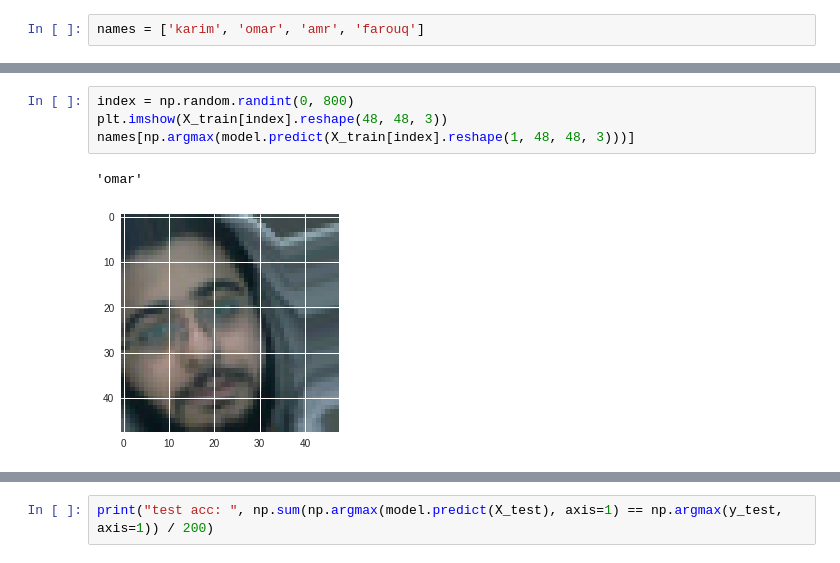
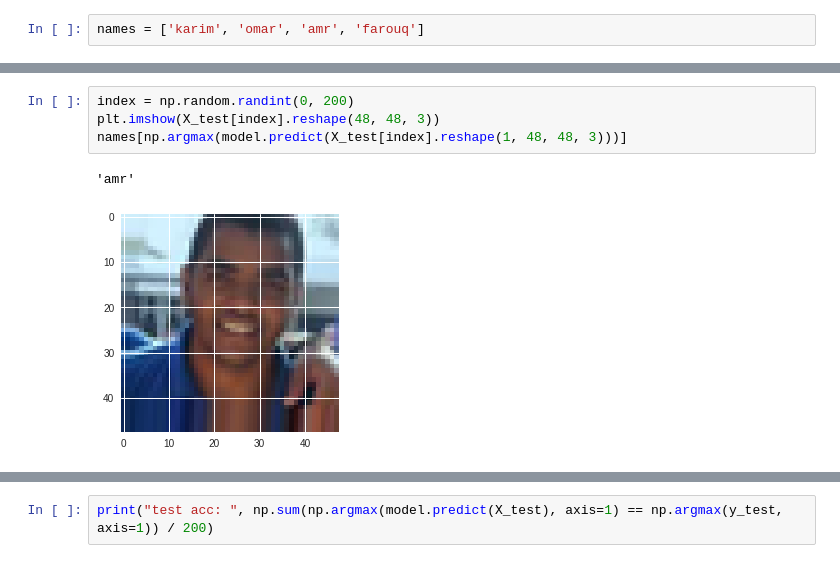
Before and after one commit to MahmoudFarouq/faceVerification, a Jupyter notebook: CNN_ResNet.ipynb, the cells around one changed output, grey strips where cells are left out. Saved outputs shown, nothing was run; the diff lists cells and outputs as text.

```diff
--- a/CNN_ResNet.ipynb
+++ b/CNN_ResNet.ipynb
@@ -177,10 +212,10 @@ model.evaluate(X_test, y_test)
 # %%
-index = np.random.randint(0, 800)
-plt.imshow(X_train[index].reshape(48, 48, 3))
-names[np.argmax(model.predict(X_train[index].reshape(1, 48, 48, 3)))]
+index = np.random.randint(0, 200)
+plt.imshow(X_test[index].reshape(48, 48, 3))
+names[np.argmax(model.predict(X_test[index].reshape(1, 48, 48, 3)))]
 # %% [output]
-'omar'
+'amr'
-[figure, old version]
+[figure, new version]
 # %%
 print("train acc: ", np.sum(np.argmax(model.predict(X_train), axis=1) == np.argmax(y_train, axis=1)) / 800)
 # %% [output]
```
Also changed, not shown: parts of 11 cells of this notebook.
